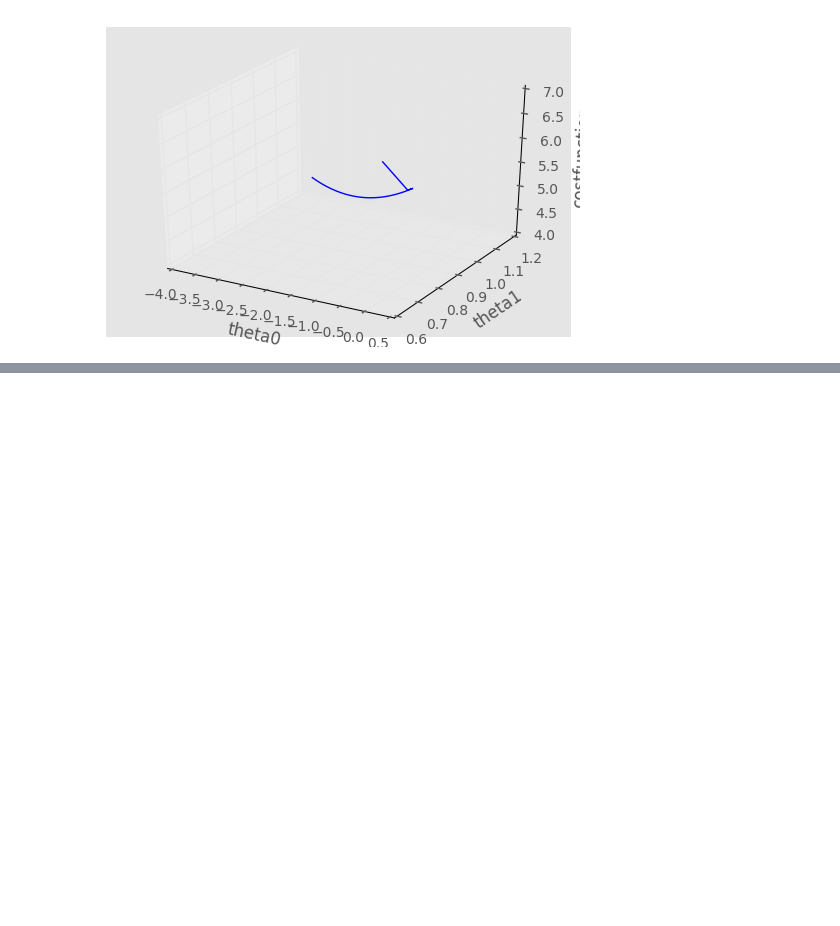
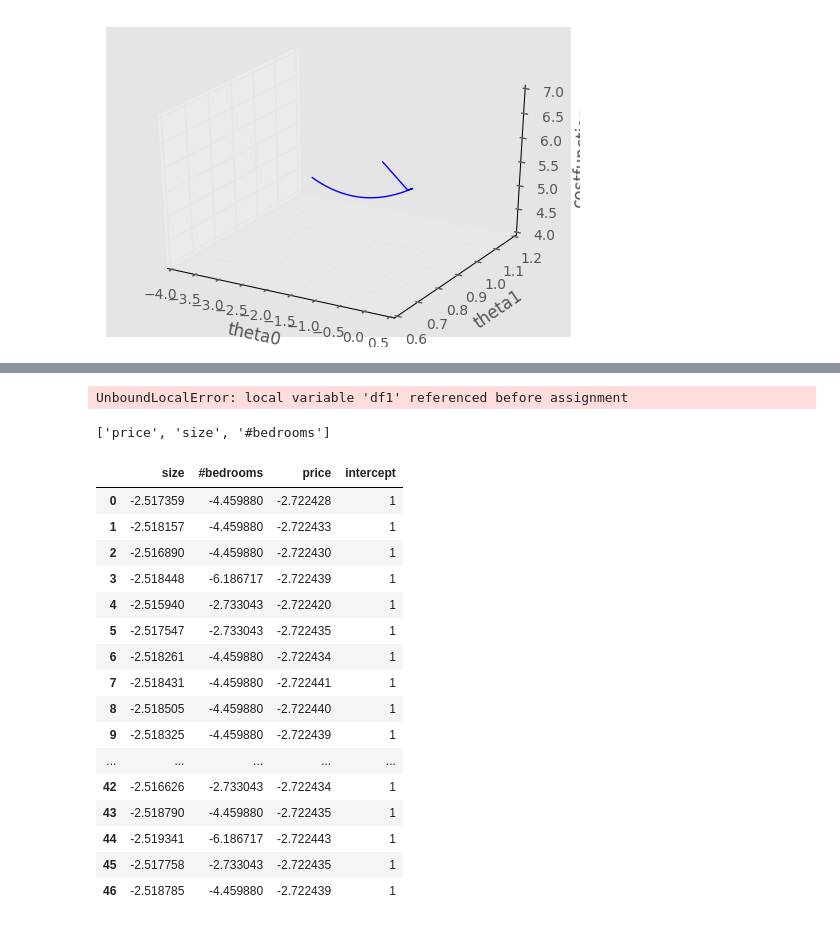
Before and after one commit to gurbraj/ML, a Jupyter notebook: Untitled.ipynb, the cells around one changed output, grey strips where cells are left out. Drawn from its saved outputs; the diff is of its cells as text; code cells hidden in the pictures; blank space fills up the shorter version.

Commit message:
sortof done with multivariate case.need to clean up

```diff
--- a/Untitled.ipynb
+++ b/Untitled.ipynb
@@ -167,0 +702,4 @@ plt.show()
+# %%
+multivariate_regression(df1)
+# %% [output]
+UnboundLocalError: local variable 'df1' referenced before assignment
@@ -167,0 +722,6 @@ plt.show()
+# %%
+multivariate_regression(df1)
+# %% [output]
+['price', 'size', '#bedrooms']
+# %%
+df=pd.read_csv('ex1data2.txt')
@@ -167,0 +730,20 @@ plt.show()
+# %%
+df
+# %% [output]
+|  | size | #bedrooms | price | intercept |
+| 0 | -2.517359 | -4.459880 | -2.722428 | 1 |
+| 1 | -2.518157 | -4.459880 | -2.722433 | 1 |
+| 2 | -2.516890 | -4.459880 | -2.722430 | 1 |
+| 3 | -2.518448 | -6.186717 | -2.722439 | 1 |
+| 4 | -2.515940 | -2.733043 | -2.722420 | 1 |
+| 5 | -2.517547 | -2.733043 | -2.722435 | 1 |
+| 6 | -2.518261 | -4.459880 | -2.722434 | 1 |
+| 7 | -2.518431 | -4.459880 | -2.722441 | 1 |
+| 8 | -2.518505 | -4.459880 | -2.722440 | 1 |
+| 9 | -2.518325 | -4.459880 | -2.722439 | 1 |
+| ... | ... | ... | ... | ... |
+| 42 | -2.516626 | -2.733043 | -2.722434 | 1 |
+| 43 | -2.518790 | -4.459880 | -2.722435 | 1 |
+| 44 | -2.519341 | -6.186717 | -2.722443 | 1 |
+| 45 | -2.517758 | -2.733043 | -2.722435 | 1 |
+| 46 | -2.518785 | -4.459880 | -2.722439 | 1 |
```
Also changed, not shown: parts of 89 cells of this notebook, 2 other files.
